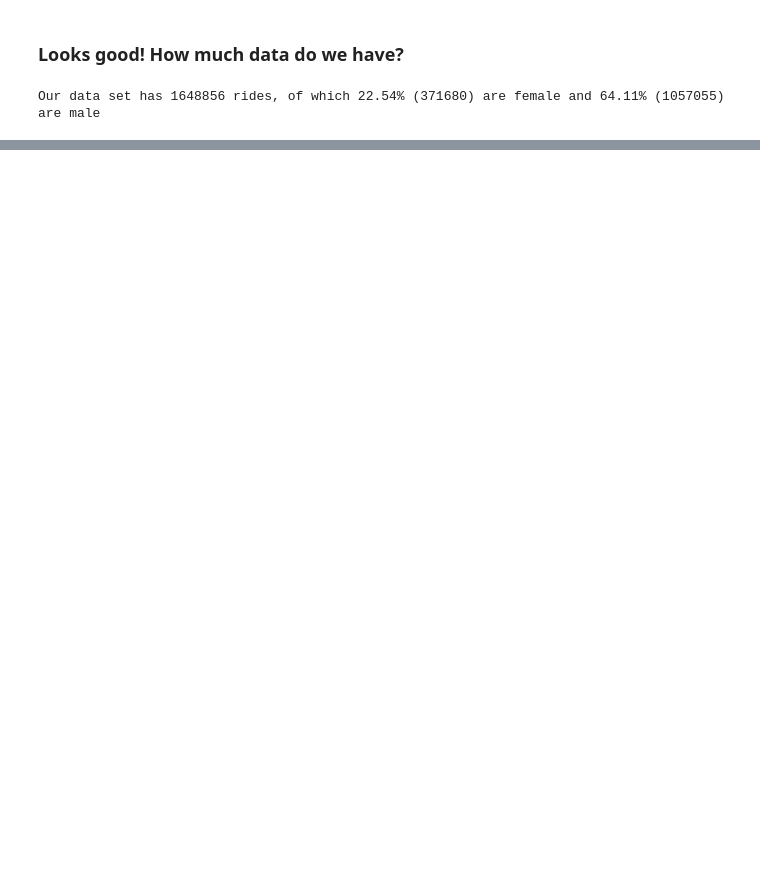
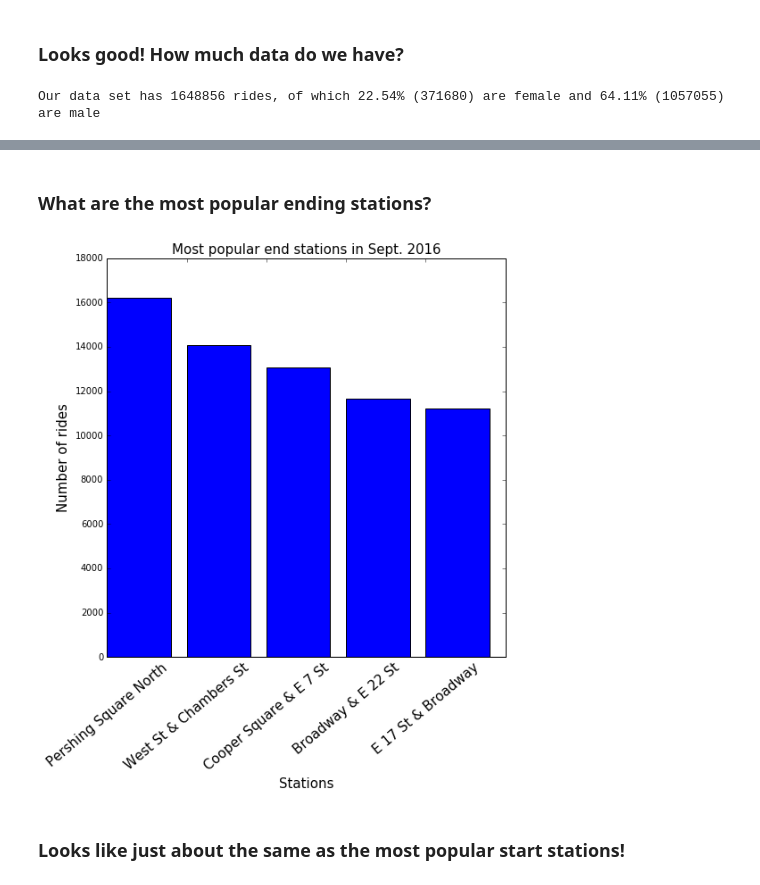
Before and after one commit to johnnyplaydrums/citi-bike-data, a Jupyter notebook: explore.ipynb, the cells around one changed output, grey strips where cells are left out. Saved outputs shown, nothing was run; the diff lists cells and outputs as text; code cells hidden in the pictures; blank space fills up the shorter version.

```diff
--- a/explore.ipynb
+++ b/explore.ipynb
@@ -53,0 +54,20 @@ print()
+# %% [markdown]
+### What are the most popular ending stations?
+# %%
+end_stations = data.groupby('end station name')['end station id'].count().reset_index()
+end_stations.columns = ['End Station', 'Count']
+end_stations = end_stations.sort_values(by='Count', ascending=False).head()
+
+# create bar graph
+plt.figure(figsize=(8,8))
+plt.bar(list(range(len(sorted_data))), sorted_data['Count'],
+            tick_label=sorted_data['End Station'])
+plt.xticks(rotation=40, fontsize = 15)
+plt.xlabel('Stations', fontsize = 15)
+plt.ylabel('Number of rides', fontsize = 15)
+plt.title('Most popular end stations in Sept. 2016', fontsize = 15)
+print()
+# %% [output]
+[figure, added]
+# %% [markdown]
+### Looks like just about the same as the most popular start stations!
```
Also changed, not shown: parts of 3 cells of this notebook.
